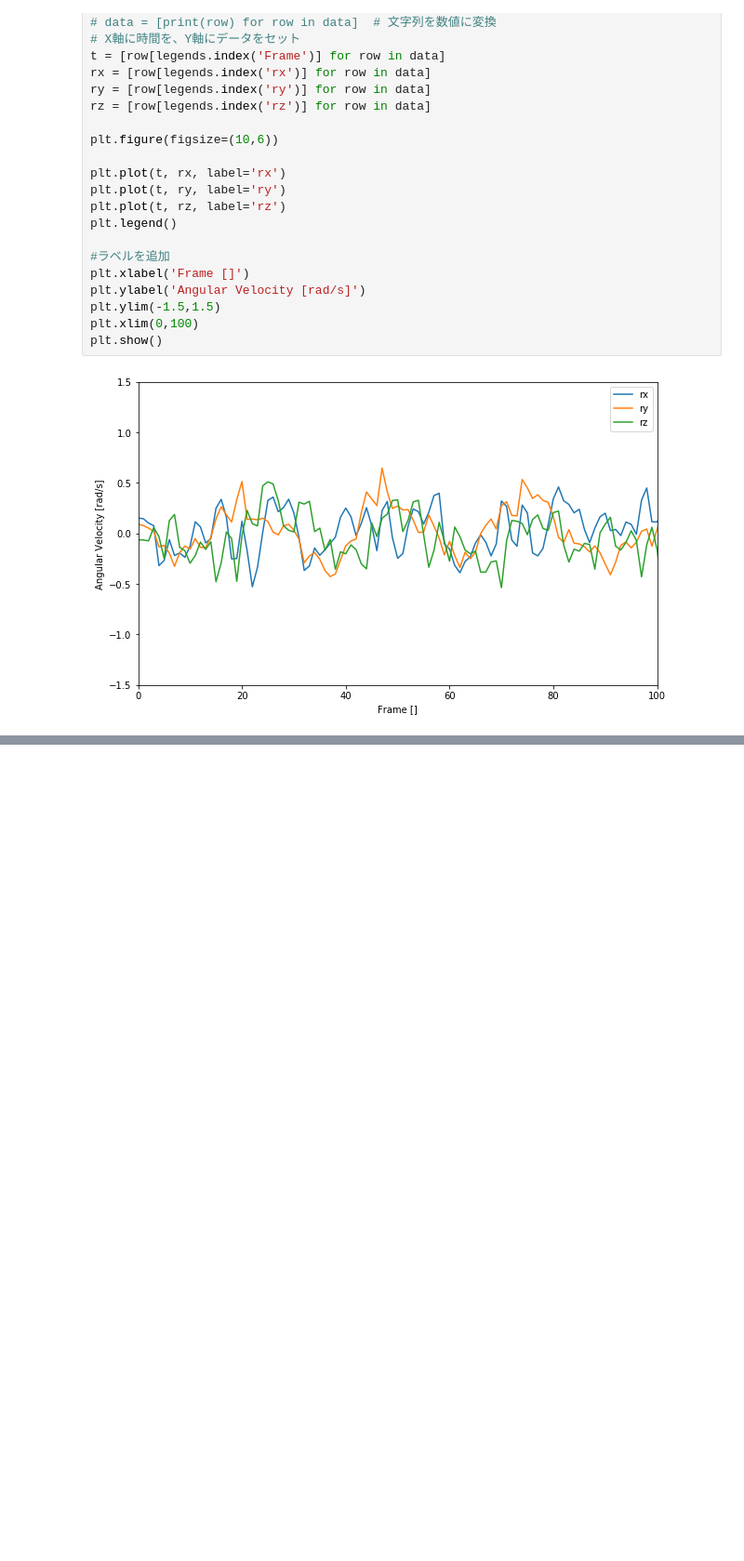
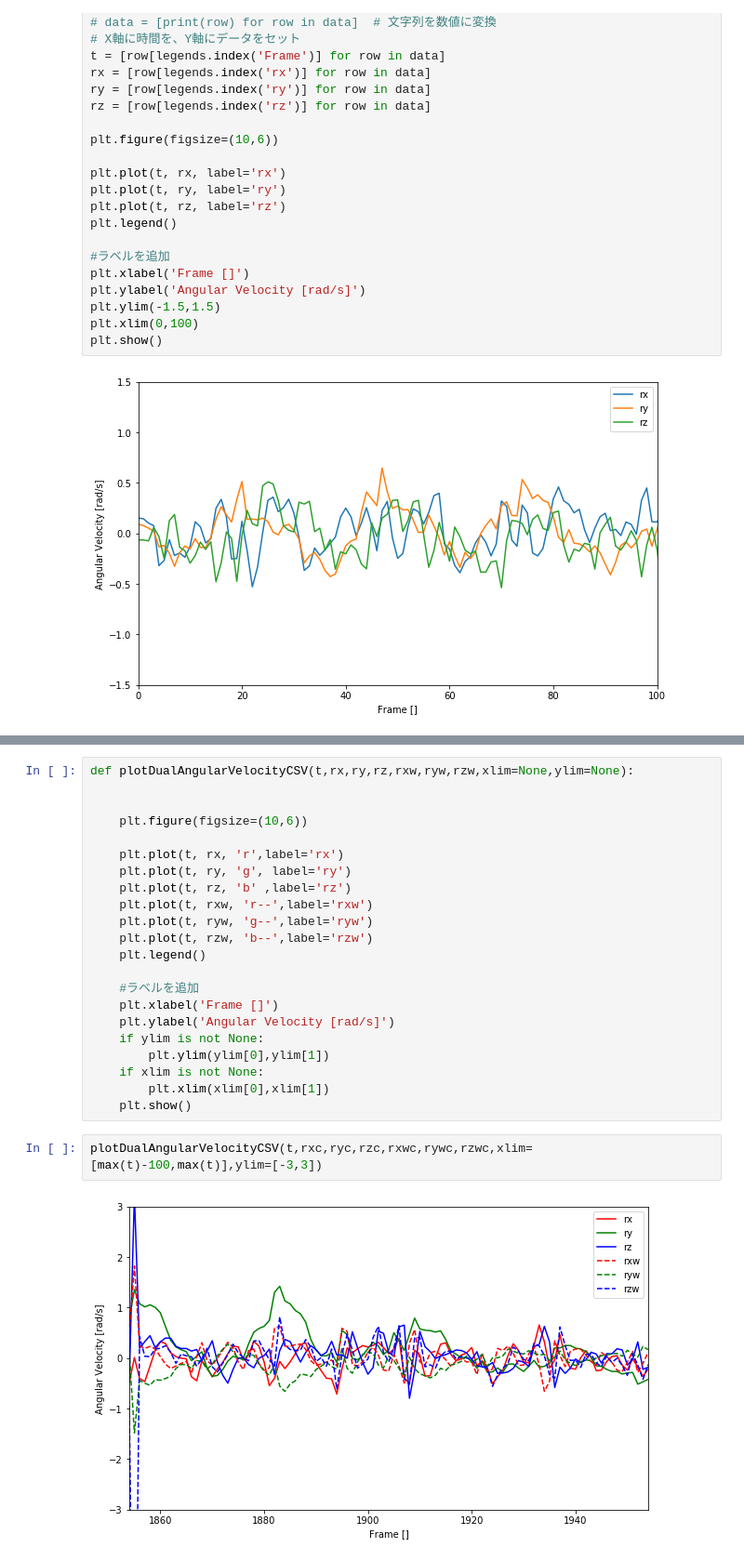
Before and after one commit to yossato/virtualGimbal, a Jupyter notebook: post_processing_software/jupyter/visualize_log.ipynb, the cells around one changed output, grey strips where cells are left out. Shown: that part at 93% size. Cells and saved outputs as stored; diff of their text form; blank space fills up the shorter version.

```diff
--- a/post_processing_software/jupyter/visualize_log.ipynb
+++ b/post_processing_software/jupyter/visualize_log.ipynb
@@ -101,0 +97,26 @@ NameError: name 'l' is not defined
+# %%
+def plotDualAngularVelocityCSV(t,rx,ry,rz,rxw,ryw,rzw,xlim=None,ylim=None):
+
+
+    plt.figure(figsize=(10,6))
+
+    plt.plot(t, rx, 'r',label='rx')
+    plt.plot(t, ry, 'g', label='ry')
+    plt.plot(t, rz, 'b' ,label='rz')
+    plt.plot(t, rxw, 'r--',label='rxw')
+    plt.plot(t, ryw, 'g--',label='ryw')
+    plt.plot(t, rzw, 'b--',label='rzw')
+    plt.legend()
+
+    #ラベルを追加
+    plt.xlabel('Frame []')
+    plt.ylabel('Angular Velocity [rad/s]')
+    if ylim is not None:
+        plt.ylim(ylim[0],ylim[1])
+    if xlim is not None:
+        plt.xlim(xlim[0],xlim[1])
+    plt.show()
+# %%
+plotDualAngularVelocityCSV(t,rxc,ryc,rzc,rxwc,rywc,rzwc,xlim=[max(t)-100,max(t)],ylim=[-3,3])
+# %% [output]
+[figure, added]
```
Also changed, not shown: parts of 4 cells of this notebook.
